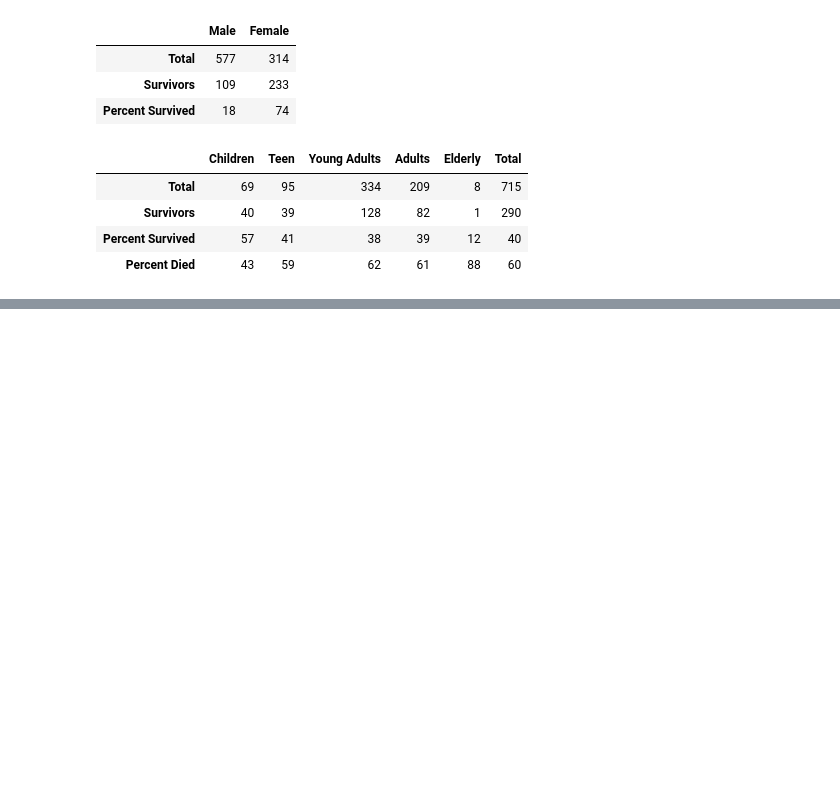
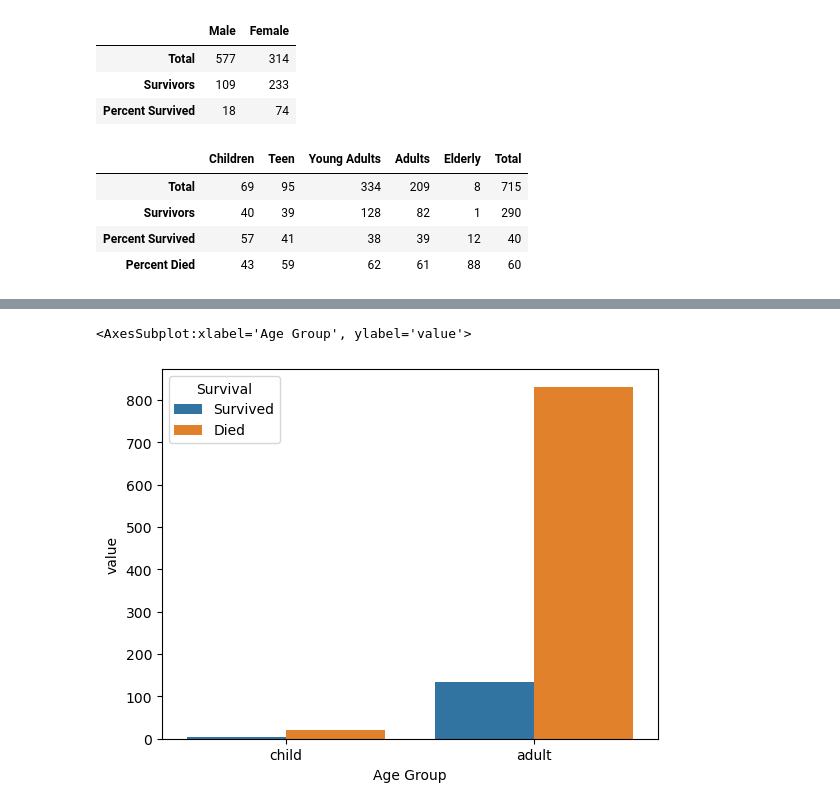
Before and after one commit to FlipBrooke/AI, a Jupyter notebook: Semester 1/Titanic/Titanic.ipynb, the cells around one changed output, grey strips where cells are left out. Drawn from its saved outputs; the diff is of its cells as text; code cells hidden in the pictures; blank space fills up the shorter version.

```diff
--- a/Semester 1/Titanic/Titanic.ipynb
+++ b/Semester 1/Titanic/Titanic.ipynb
@@ -208,0 +226,17 @@ NameError: name 'sns' is not defined
+# %%
+df = pd.read_csv("estonia.csv")
+
+data = {
+    'Age Group': ['child', 'adult'],
+    'Survived': [3, 134],
+    'Died': [21, 831]
+}
+
+age_survival = pd.DataFrame(data)
+age_survival = pd.melt(age_survival, id_vars="Age Group")
+age_survival = age_survival.rename(columns={"variable": "Survival"})
+
+sns.barplot(x="Age Group", y="value", hue="Survival", data=age_survival)
+# %% [output]
+<AxesSubplot:xlabel='Age Group', ylabel='value'>
+[figure, added]
```
Also changed, not shown: parts of 2 cells of this notebook, 2 other files.
